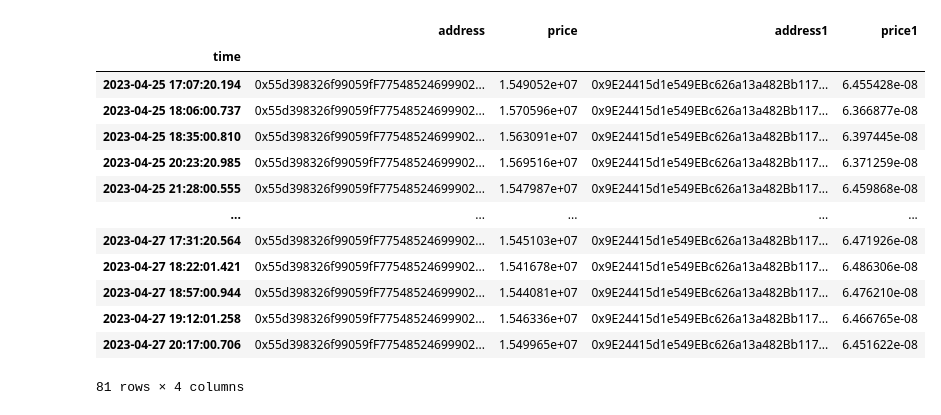
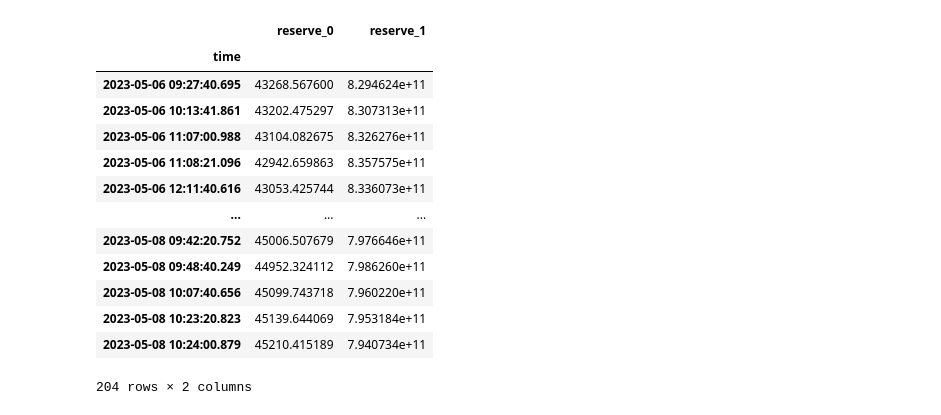
Before and after one commit to C1l1r/python_storage_timeline_ta_indicators, a Jupyter notebook: data_aggregation.ipynb, the cells around one changed output. Drawn from its saved outputs; the diff is of its cells as text; code cells hidden in the pictures.

Commit message:
Updated to process new format of data

```diff
--- a/data_aggregation.ipynb
+++ b/data_aggregation.ipynb
@@ -53,22 +53,36 @@ class data_aggregation:
                 unpr_data = f.read().decode('utf-8')
         except urllib.error.URLError as e:
             print(e.reason)
+
+
+
+
         df = pd.read_json(unpr_data).drop(['value'], axis=1)
-        temp_df = pd.DataFrame(columns = ['address', 'price','address1', 'price1'])
+        temp_df = pd.DataFrame(columns = [])
         listofdictjson = json.loads(unpr_data)
+
 
         for i in range(df.shape[0]):
             x = pd.read_json(listofdictjson[i]['value'])
-            x['address1'] = x.address[1]
-            x['price1'] = x.price[1]
-            temp_df = pd.concat([temp_df, x.drop([1],axis = 0)], ignore_index=True)
+            x['reserve_0'] = x.r[0]
+            x['reserve_1'] = x.r[1]
+            x.drop('r', axis = 1, inplace = True)
+            x.drop(1, inplace=True)
+            temp_df = pd.concat([temp_df, x], ignore_index=True)
         df = pd.concat([df, temp_df], axis=1)
+
+
+
+
         df['time'] = pd.to_datetime(df['time'], unit='ms')
-        df['price'] = pd.to_numeric(df['price'], errors='coerce')
-        df['price1']  = pd.to_numeric(df['price1'], errors='coerce')
-        df = df.loc[df['price'].notna() & df['price1'].notna()]
+        df['reserve_0'] = pd.to_numeric(df['reserve_0'], errors='coerce')
+        df['reserve_1']  = pd.to_numeric(df['reserve_1'], errors='coerce')
+        df = df.loc[df['reserve_0'].notna() & df['reserve_1'].notna()]
         df.set_index('time', inplace = True)
-        fig = px.line(df, x = df.index, y = 'price')
+        df = df.sort_index(level='date')
+
+
+        fig = px.line(df, x = df.index, y = 'reserve_0')
         display(fig)
         self.data=df
 
@@ -78,10 +92,10 @@ class data_aggregation:
             indicators=list(self.indicators.keys())
 
         params = {
-            'close' : self.data.resample(time).last().dropna()['price'],
-            'open' : self.data.resample(time).first().dropna()['price'],
-            'low' : self.data.resample(time).min().dropna()['price'],
-            'high' : self.data.resample(time).max().dropna()['price']
+            'close' : self.data.resample(time).last().dropna()['reserve_0'],
+            'open' : self.data.resample(time).first().dropna()['reserve_0'],
+            'low' : self.data.resample(time).min().dropna()['reserve_0'],
+            'high' : self.data.resample(time).max().dropna()['reserve_0']
         }
 
         for i in indicators:
@@ -94,25 +108,25 @@ class data_aggregation:
     def get_indicator(self, name):
         return self.indicators[name]
 # %%
-my_data = data_aggregation('https://europe-west1-hype-dev.cloudfunctions.net/storage-timeline?format=string&schema=ethereum.lovelyswap-v4.lovely.finance&timeLine=0x3aB9323992DFf9231D40E45C4AE009db1a35e40b')
+my_data = data_aggregation('https://europe-west1-hype-dev.cloudfunctions.net/storage-timeline-2?format=string&schema=ethereum.lovelyswap-v4.lovely.finance&timeLine=0x3aB9323992DFf9231D40E45C4AE009db1a35e40b')
 my_data.get_data()
 # %% [output]
 [interactive output not drawn]
 [interactive output not drawn]
-|  | address | price | address1 | price1 |
-| time |  |  |  |  |
-| 2023-04-25 17:07:20.194 | 0x55d398326f99059fF77548524699902... | 1.549052e+07 | 0x9E24415d1e549EBc626a13a482Bb117... | 6.455428e-08 |
-| 2023-04-25 18:06:00.737 | 0x55d398326f99059fF77548524699902... | 1.570596e+07 | 0x9E24415d1e549EBc626a13a482Bb117... | 6.366877e-08 |
-| 2023-04-25 18:35:00.810 | 0x55d398326f99059fF77548524699902... | 1.563091e+07 | 0x9E24415d1e549EBc626a13a482Bb117... | 6.397445e-08 |
-| 2023-04-25 20:23:20.985 | 0x55d398326f99059fF77548524699902... | 1.569516e+07 | 0x9E24415d1e549EBc626a13a482Bb117... | 6.371259e-08 |
-| 2023-04-25 21:28:00.555 | 0x55d398326f99059fF77548524699902... | 1.547987e+07 | 0x9E24415d1e549EBc626a13a482Bb117... | 6.459868e-08 |
-| ... | ... | ... | ... | ... |
-| 2023-04-27 17:31:20.564 | 0x55d398326f99059fF77548524699902... | 1.545103e+07 | 0x9E24415d1e549EBc626a13a482Bb117... | 6.471926e-08 |
-| 2023-04-27 18:22:01.421 | 0x55d398326f99059fF77548524699902... | 1.541678e+07 | 0x9E24415d1e549EBc626a13a482Bb117... | 6.486306e-08 |
-| 2023-04-27 18:57:00.944 | 0x55d398326f99059fF77548524699902... | 1.544081e+07 | 0x9E24415d1e549EBc626a13a482Bb117... | 6.476210e-08 |
-| 2023-04-27 19:12:01.258 | 0x55d398326f99059fF77548524699902... | 1.546336e+07 | 0x9E24415d1e549EBc626a13a482Bb117... | 6.466765e-08 |
-| 2023-04-27 20:17:00.706 | 0x55d398326f99059fF77548524699902... | 1.549965e+07 | 0x9E24415d1e549EBc626a13a482Bb117... | 6.451622e-08 |
+|  | reserve_0 | reserve_1 |
+| time |  |  |
+| 2023-05-06 09:27:40.695 | 43268.567600 | 8.294624e+11 |
+| 2023-05-06 10:13:41.861 | 43202.475297 | 8.307313e+11 |
+| 2023-05-06 11:07:00.988 | 43104.082675 | 8.326276e+11 |
+| 2023-05-06 11:08:21.096 | 42942.659863 | 8.357575e+11 |
+| 2023-05-06 12:11:40.616 | 43053.425744 | 8.336073e+11 |
+| ... | ... | ... |
+| 2023-05-08 09:42:20.752 | 45006.507679 | 7.976646e+11 |
+| 2023-05-08 09:48:40.249 | 44952.324112 | 7.986260e+11 |
+| 2023-05-08 10:07:40.656 | 45099.743718 | 7.960220e+11 |
+| 2023-05-08 10:23:20.823 | 45139.644069 | 7.953184e+11 |
+| 2023-05-08 10:24:00.879 | 45210.415189 | 7.940734e+11 |
-81 rows × 4 columns
+204 rows × 2 columns
 # %%
 my_data.group_by_time('D', length = 14, smooth_step=6, indicators = ['RSI'])
 my_data.group_by_time('D', length = 9, smooth_step=6, indicators = ['STOCH'])
```
Also changed, not shown: parts of 2 cells of this notebook, 1 other file.
